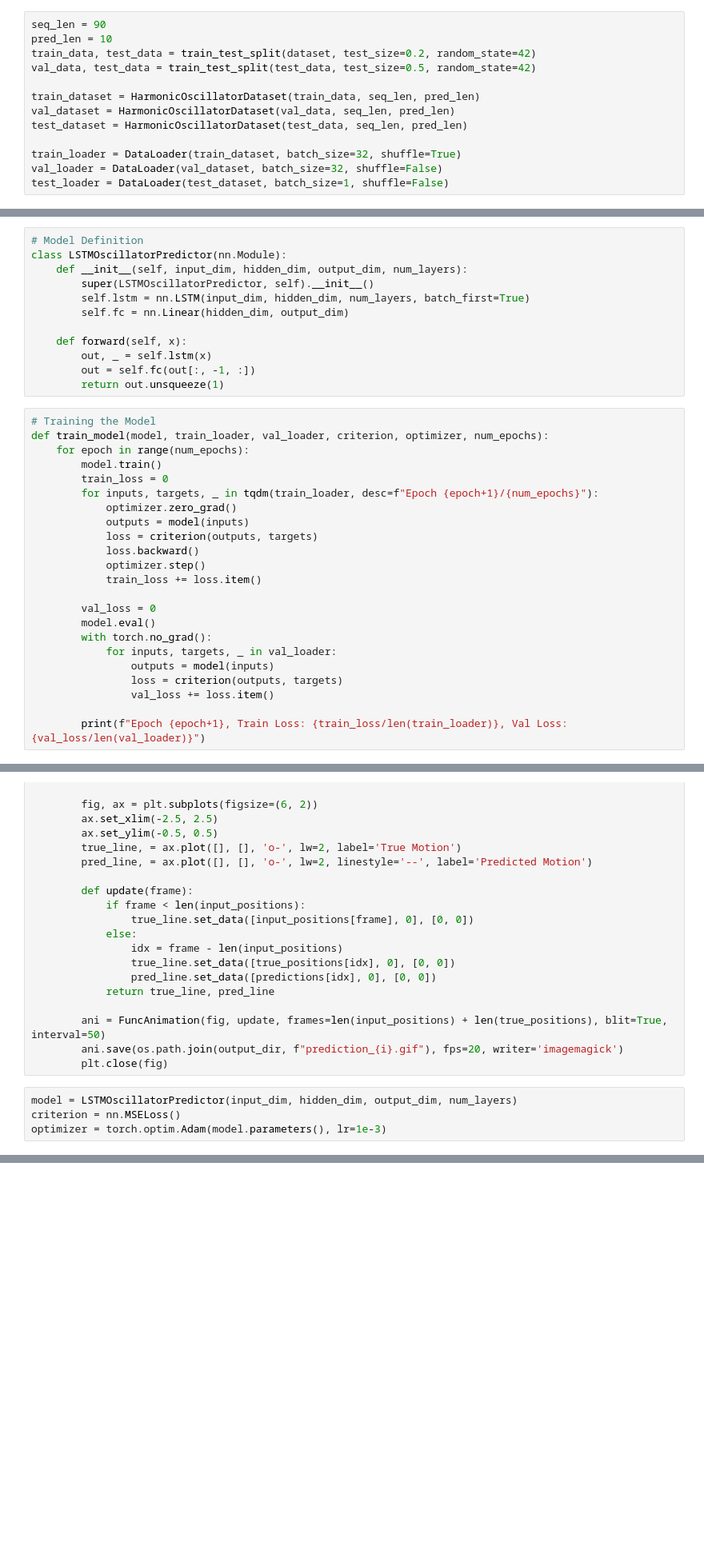
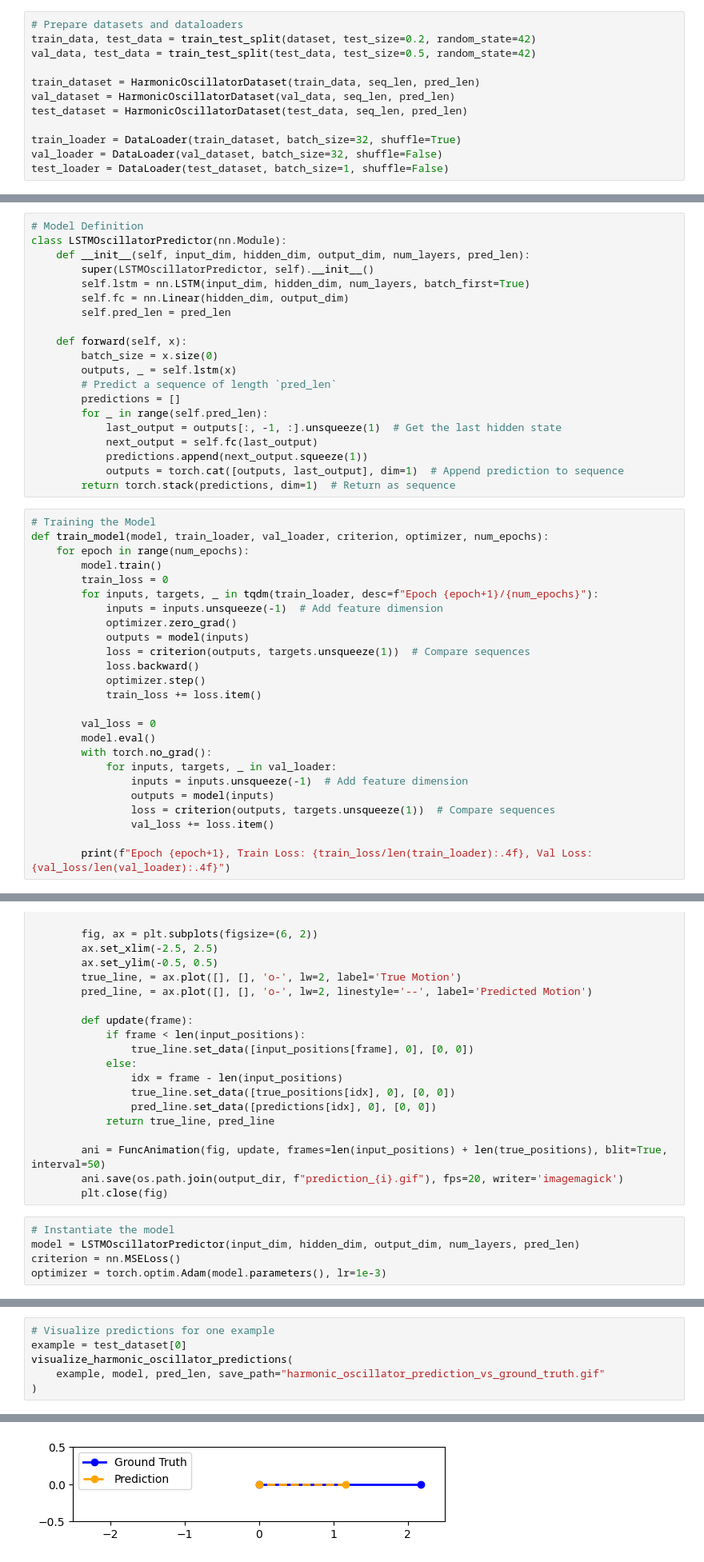
Before and after one commit to ittai1234/PIML, a Jupyter notebook: VideoModelsandDatasets/Harmonic Oscillator/Model1.ipynb, the cells around one changed output, grey strips where cells are left out. Shown: that part at 80% size. Saved outputs shown, nothing was run; the diff lists cells and outputs as text; blank space fills up the shorter version.

Commit message:
Harmonic Oscillator, made more data + prediction of more stages

```diff
--- a/VideoModelsandDatasets/Harmonic Oscillator/Model1.ipynb
+++ b/VideoModelsandDatasets/Harmonic Oscillator/Model1.ipynb
@@ -94,6 +85,5 @@ class HarmonicOscillatorDataset(Dataset):
 # %%
-seq_len = 90
-pred_len = 10
+# Prepare datasets and dataloaders
 train_data, test_data = train_test_split(dataset, test_size=0.2, random_state=42)
 val_data, test_data = train_test_split(test_data, test_size=0.5, random_state=42)
 
@@ -112,15 +103,23 @@ num_layers = 2
 # %%
 # Model Definition
 class LSTMOscillatorPredictor(nn.Module):
-    def __init__(self, input_dim, hidden_dim, output_dim, num_layers):
+    def __init__(self, input_dim, hidden_dim, output_dim, num_layers, pred_len):
         super(LSTMOscillatorPredictor, self).__init__()
         self.lstm = nn.LSTM(input_dim, hidden_dim, num_layers, batch_first=True)
         self.fc = nn.Linear(hidden_dim, output_dim)
+        self.pred_len = pred_len
 
     def forward(self, x):
-        out, _ = self.lstm(x)
-        out = self.fc(out[:, -1, :])
-        return out.unsqueeze(1)
+        batch_size = x.size(0)
+        outputs, _ = self.lstm(x)
+        # Predict a sequence of length `pred_len`
+        predictions = []
+        for _ in range(self.pred_len):
+            last_output = outputs[:, -1, :].unsqueeze(1)  # Get the last hidden state
+            next_output = self.fc(last_output)
+            predictions.append(next_output.squeeze(1))
+            outputs = torch.cat([outputs, last_output], dim=1)  # Append prediction to sequence
+        return torch.stack(predictions, dim=1)  # Return as sequence
 # %%
 # Training the Model
 def train_model(model, train_loader, val_loader, criterion, optimizer, num_epochs):
@@ -128,9 +127,10 @@ def train_model(model, train_loader, val_loader, criterion, optimizer, num_epoch
         model.train()
         train_loss = 0
         for inputs, targets, _ in tqdm(train_loader, desc=f"Epoch {epoch+1}/{num_epochs}"):
+            inputs = inputs.unsqueeze(-1)  # Add feature dimension
             optimizer.zero_grad()
             outputs = model(inputs)
-            loss = criterion(outputs, targets)
+            loss = criterion(outputs, targets.unsqueeze(1))  # Compare sequences
             loss.backward()
             optimizer.step()
             train_loss += loss.item()
@@ -139,11 +139,12 @@ def train_model(model, train_loader, val_loader, criterion, optimizer, num_epoch
         model.eval()
         with torch.no_grad():
             for inputs, targets, _ in val_loader:
+                inputs = inputs.unsqueeze(-1)  # Add feature dimension
                 outputs = model(inputs)
-                loss = criterion(outputs, targets)
+                loss = criterion(outputs, targets.unsqueeze(1))  # Compare sequences
                 val_loss += loss.item()
 
-        print(f"Epoch {epoch+1}, Train Loss: {train_loss/len(train_loader)}, Val Loss: {val_loss/len(val_loader)}")
+        print(f"Epoch {epoch+1}, Train Loss: {train_loss/len(train_loader):.4f}, Val Loss: {val_loss/len(val_loader):.4f}")
 # %%
 # Generate Prediction GIFs
 def generate_prediction_gif(model, test_loader, output_dir):
@@ -176,7 +177,8 @@ def generate_prediction_gif(model, test_loader, output_dir):
         ani.save(os.path.join(output_dir, f"prediction_{i}.gif"), fps=20, writer='imagemagick')
         plt.close(fig)
 # %%
-model = LSTMOscillatorPredictor(input_dim, hidden_dim, output_dim, num_layers)
+# Instantiate the model
+model = LSTMOscillatorPredictor(input_dim, hidden_dim, output_dim, num_layers, pred_len)
 criterion = nn.MSELoss()
 optimizer = torch.optim.Adam(model.parameters(), lr=1e-3)
 # %%
@@ -187,0 +265,7 @@ generate_prediction_gif(model, test_loader, output_dir="predicted_gifs")
+# %%
+# Visualize predictions for one example
+example = test_dataset[0]
+visualize_harmonic_oscillator_predictions(
+    example, model, pred_len, save_path="harmonic_oscillator_prediction_vs_ground_truth.gif"
+)
+# %% [output]
@@ -187,0 +289 @@ generate_prediction_gif(model, test_loader, output_dir="predicted_gifs")
+[figure, added]
```
Also changed, not shown: parts of 13 cells of this notebook.
